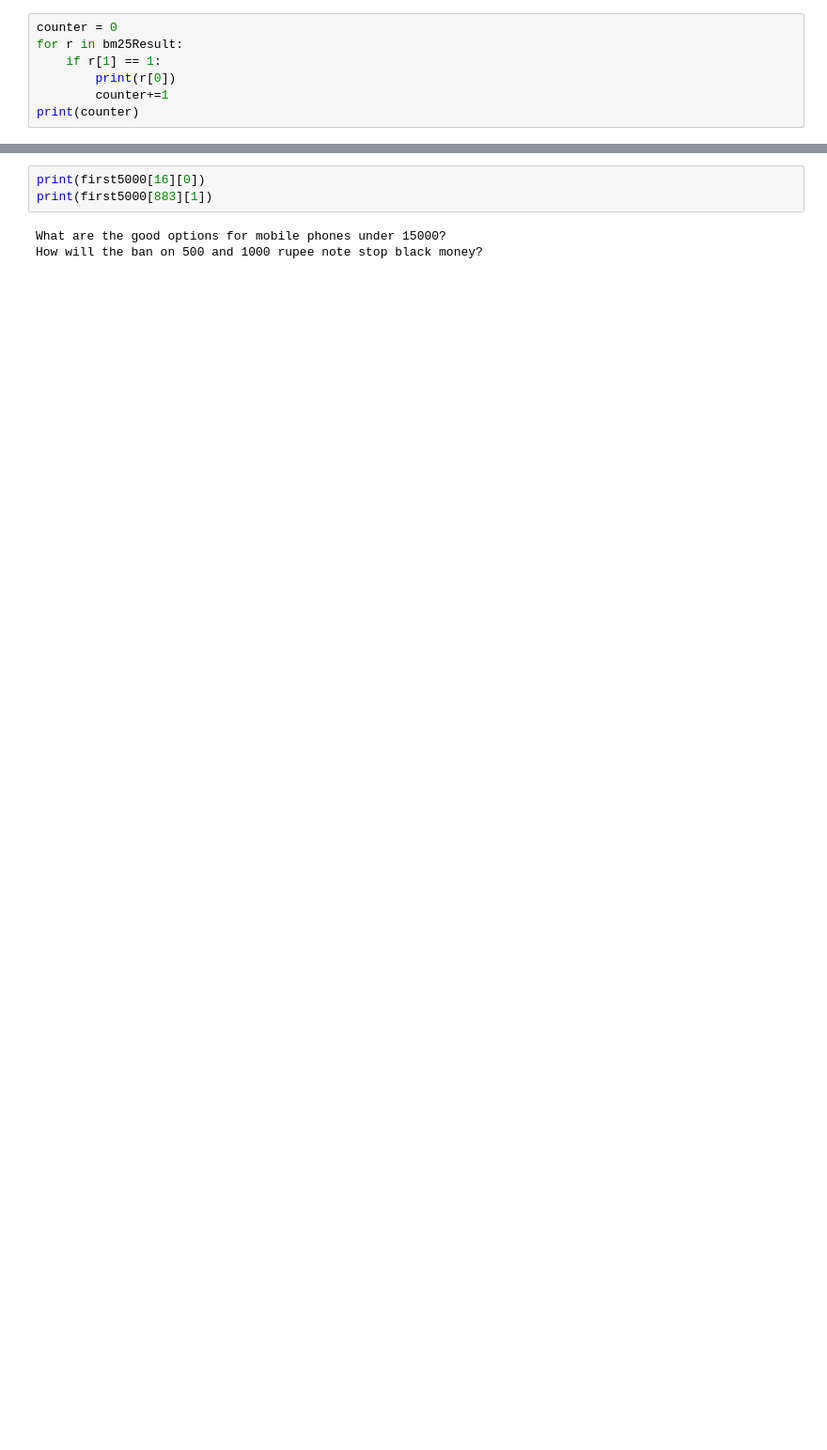
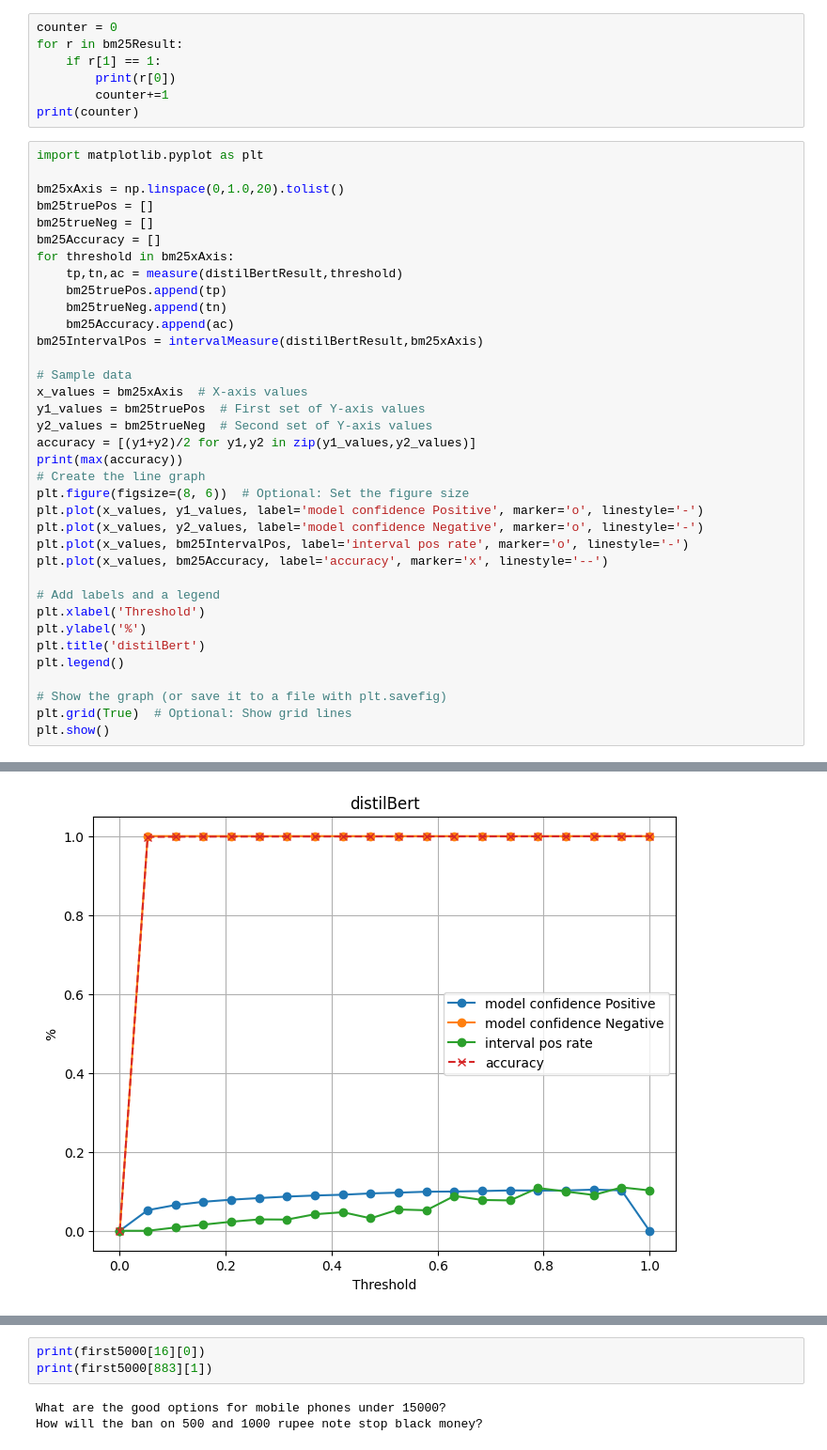
Before and after one commit to kaimeng-zhu/proxyJoin, a Jupyter notebook: w2v.ipynb, the cells around one changed output, grey strips where cells are left out. Shown at 94% size. Cells and saved outputs as stored; diff of their text form; blank space fills up the shorter version.

```diff
--- a/w2v.ipynb
+++ b/w2v.ipynb
@@ -646,3 +551,40 @@ for r in bm25Result:
         print(r[0])
         counter+=1
 print(counter)
+# %%
+import matplotlib.pyplot as plt
+
+bm25xAxis = np.linspace(0,1.0,20).tolist()
+bm25truePos = []
+bm25trueNeg = []
+bm25Accuracy = []
+for threshold in bm25xAxis:
+    tp,tn,ac = measure(distilBertResult,threshold)
+    bm25truePos.append(tp)
+    bm25trueNeg.append(tn)
+    bm25Accuracy.append(ac)
+bm25IntervalPos = intervalMeasure(distilBertResult,bm25xAxis)
+
+# Sample data
+x_values = bm25xAxis  # X-axis values
+y1_values = bm25truePos  # First set of Y-axis values
+y2_values = bm25trueNeg  # Second set of Y-axis values
+accuracy = [(y1+y2)/2 for y1,y2 in zip(y1_values,y2_values)]
+print(max(accuracy))
+# Create the line graph
+plt.figure(figsize=(8, 6))  # Optional: Set the figure size
+plt.plot(x_values, y1_values, label='model confidence Positive', marker='o', linestyle='-')
+plt.plot(x_values, y2_values, label='model confidence Negative', marker='o', linestyle='-')
+plt.plot(x_values, bm25IntervalPos, label='interval pos rate', marker='o', linestyle='-')
+plt.plot(x_values, bm25Accuracy, label='accuracy', marker='x', linestyle='--')
+
+# Add labels and a legend
+plt.xlabel('Threshold')
+plt.ylabel('%')
+plt.title('distilBert')
+plt.legend()
+
+# Show the graph (or save it to a file with plt.savefig)
+plt.grid(True)  # Optional: Show grid lines
+plt.show()
+# %% [output]
@@ -649,2 +592,3 @@ print(counter)
+[figure, added]
 # %%
 import matplotlib.pyplot as plt
```
Also changed, not shown: parts of 31 cells of this notebook, 1 other file.
